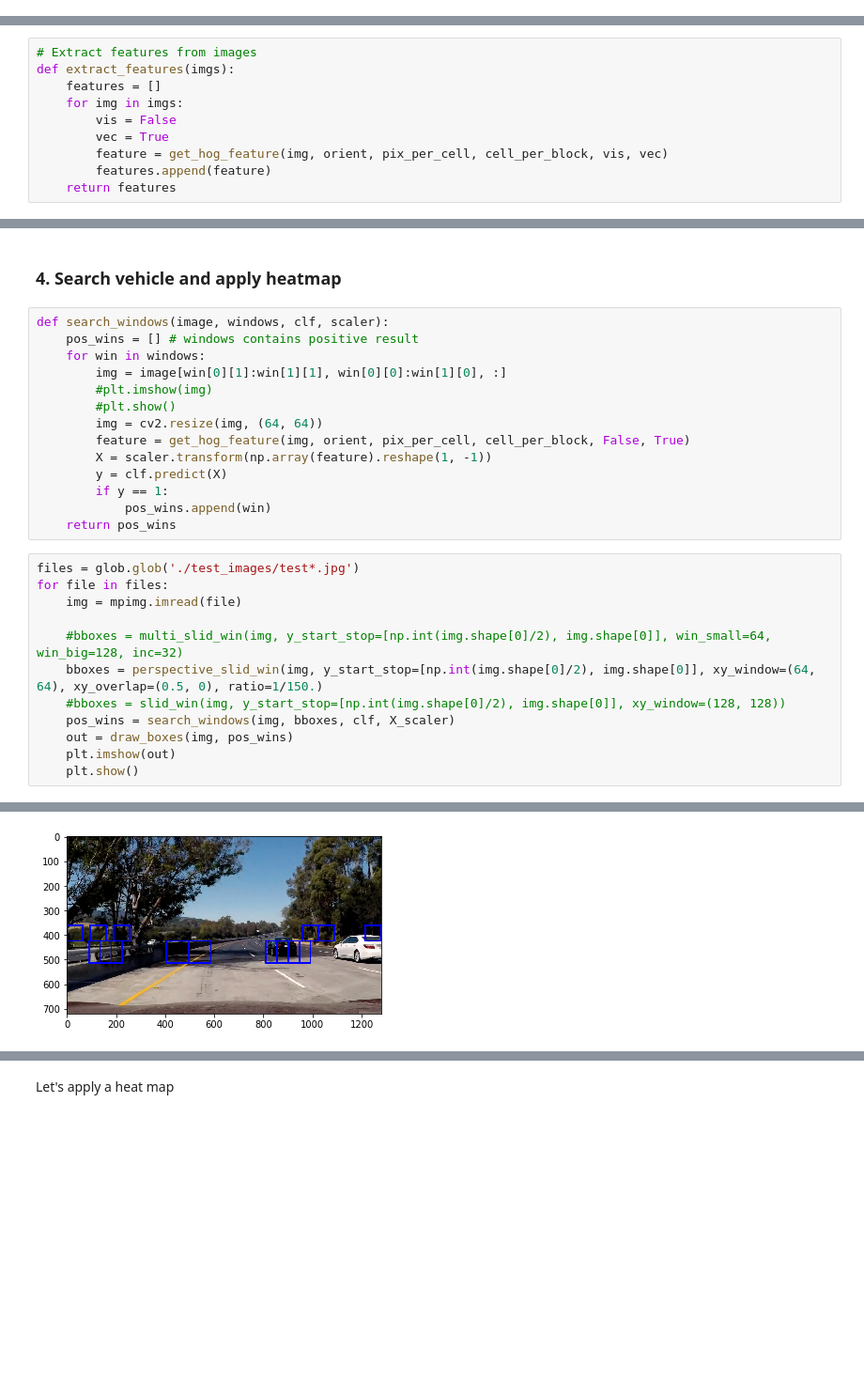
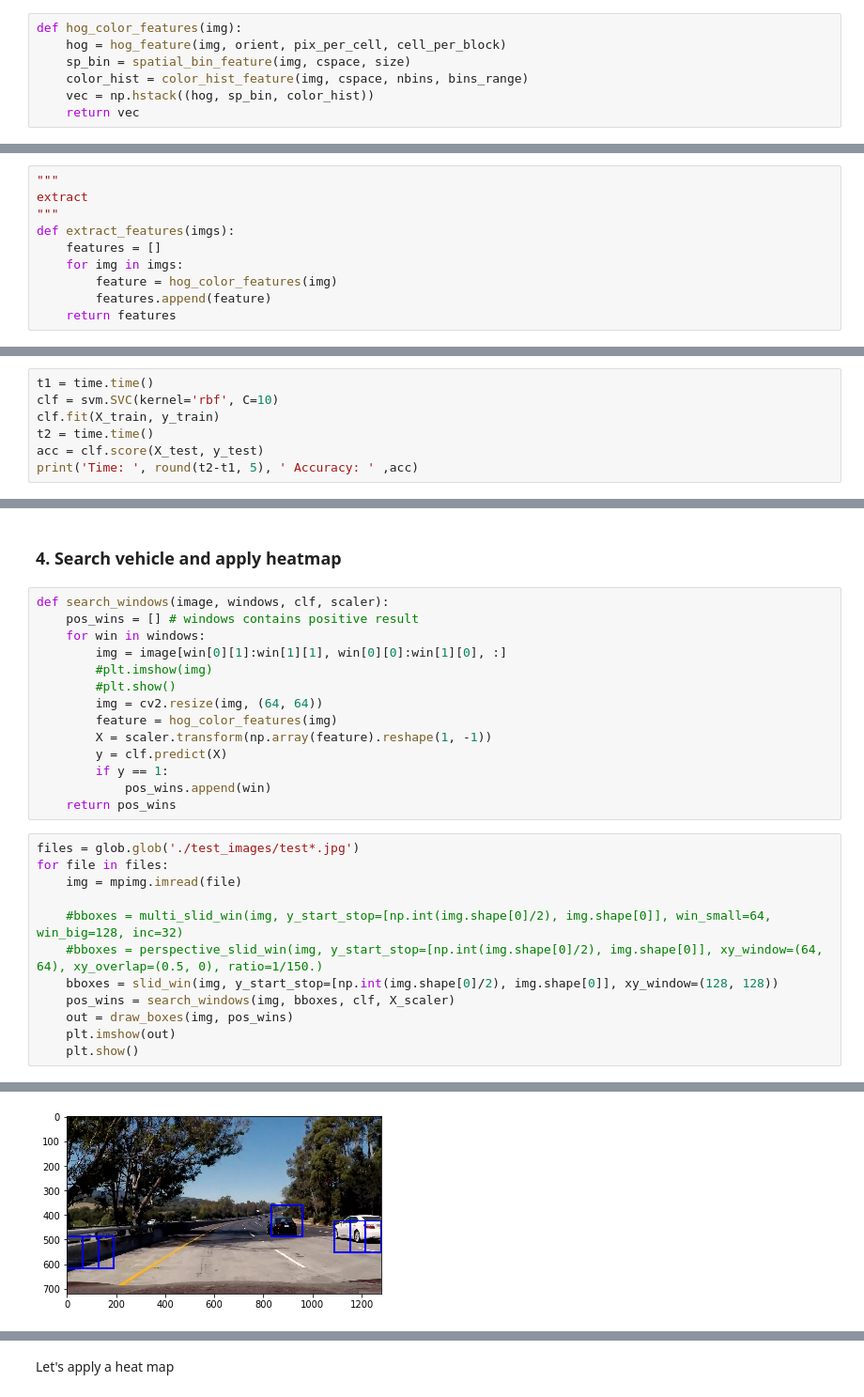
Before and after one commit to dmsehuang/CarND-Vehicle-Detection, a Jupyter notebook: Vehicle_tracking.ipynb, the cells around one changed output, grey strips where cells are left out. Shown at 94% size. Cells and saved outputs as stored; diff of their text form; blank space fills up the shorter version.

```diff
--- a/Vehicle_tracking.ipynb
+++ b/Vehicle_tracking.ipynb
@@ -133,3 +210,10 @@ plt.show()
+# %%
+def hog_color_features(img):
+    hog = hog_feature(img, orient, pix_per_cell, cell_per_block)
+    sp_bin = spatial_bin_feature(img, cspace, size)
+    color_hist = color_hist_feature(img, cspace, nbins, bins_range)
+    vec = np.hstack((hog, sp_bin, color_hist))
+    return vec
 # %% [markdown]
 ### 2. Train the model
 
@@ -174,13 +258,13 @@ plt.show()
 2. Normalize features
 3. Split train/test data
 # %%
-# Extract features from images
+"""
+extract
+"""
 def extract_features(imgs):
     features = []
     for img in imgs:
-        vis = False
-        vec = True
-        feature = get_hog_feature(img, orient, pix_per_cell, cell_per_block, vis, vec)
+        feature = hog_color_features(img)
         features.append(feature)
     return features
 # %%
@@ -263,3 +355,10 @@ print(acc)
 print(clf.best_params_)
 # %% [output]
 {'kernel': 'rbf', 'C': 10}
+# %%
+t1 = time.time()
+clf = svm.SVC(kernel='rbf', C=10)
+clf.fit(X_train, y_train)
+t2 = time.time()
+acc = clf.score(X_test, y_test)
+print('Time: ', round(t2-t1, 5), ' Accuracy: ' ,acc)
@@ -421,7 +522,7 @@ def search_windows(image, windows, clf, scaler):
         #plt.imshow(img)
         #plt.show()
         img = cv2.resize(img, (64, 64))
-        feature = get_hog_feature(img, orient, pix_per_cell, cell_per_block, False, True)
+        feature = hog_color_features(img)
         X = scaler.transform(np.array(feature).reshape(1, -1))
         y = clf.predict(X)
         if y == 1:
@@ -433,8 +534,8 @@ for file in files:
     img = mpimg.imread(file)
 
     #bboxes = multi_slid_win(img, y_start_stop=[np.int(img.shape[0]/2), img.shape[0]], win_small=64, win_big=128, inc=32)
-    bboxes = perspective_slid_win(img, y_start_stop=[np.int(img.shape[0]/2), img.shape[0]], xy_window=(64, 64), xy_overlap=(0.5, 0), ratio=1/150.)
-    #bboxes = slid_win(img, y_start_stop=[np.int(img.shape[0]/2), img.shape[0]], xy_window=(128, 128))
+    #bboxes = perspective_slid_win(img, y_start_stop=[np.int(img.shape[0]/2), img.shape[0]], xy_window=(64, 64), xy_overlap=(0.5, 0), ratio=1/150.)
+    bboxes = slid_win(img, y_start_stop=[np.int(img.shape[0]/2), img.shape[0]], xy_window=(128, 128))
     pos_wins = search_windows(img, bboxes, clf, X_scaler)
     out = draw_boxes(img, pos_wins)
     plt.imshow(out)
@@ -447 +548 @@ for file in files:
-[figure, old version]
+[figure, new version]
```
Also changed, not shown: parts of 21 cells of this notebook.
